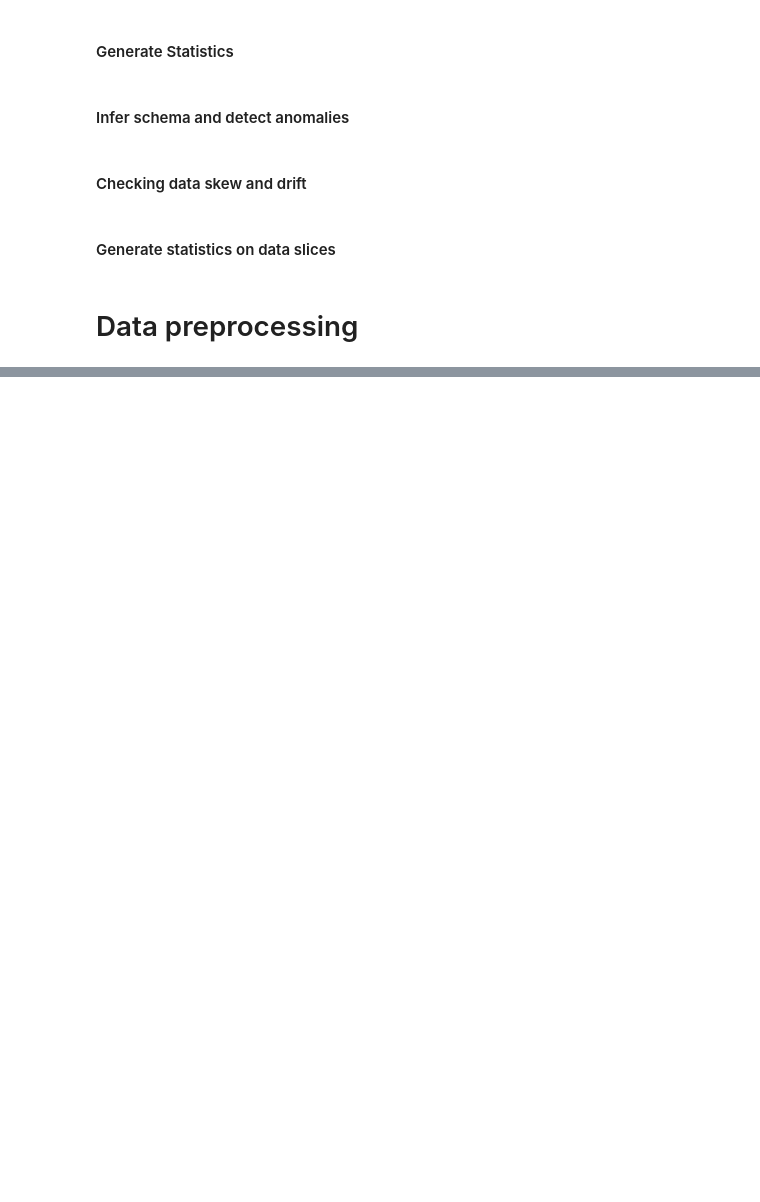
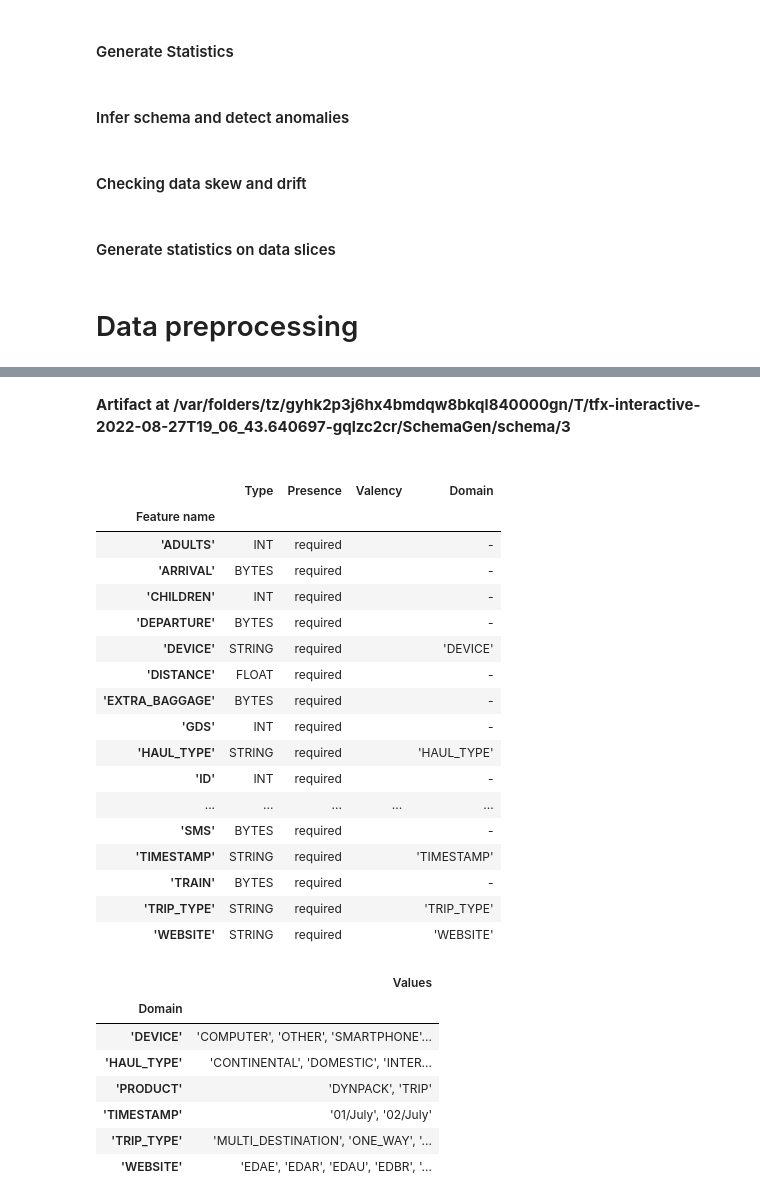
Before and after one commit to opartida/machine-learning-projects, a Jupyter notebook: edreams-test/baggagePrediction.ipynb, the cells around one changed output, grey strips where cells are left out. Saved outputs shown, nothing was run; the diff lists cells and outputs as text; code cells hidden in the pictures; blank space fills up the shorter version.

Commit message:
fix: add context

```diff
--- a/edreams-test/baggagePrediction.ipynb
+++ b/edreams-test/baggagePrediction.ipynb
@@ -424,0 +468,19 @@ Overwriting extra_baggage_trainer.py
+# %%
+from tfx.orchestration.experimental.interactive.interactive_context import (
+    InteractiveContext
+)
+
+context = InteractiveContext()
+# %%
+output = tfx.proto.Output(
+             split_config= tfx.proto.SplitConfig(splits=[
+                 tfx.proto.SplitConfig.Split(name='train', hash_buckets=3),
+                 tfx.proto.SplitConfig.Split(name='eval', hash_buckets=1)
+             ]))
+example_gen = tfx.components.CsvExampleGen(input_base=DATA_ROOT)
+
+context.run(example_gen)
+# %%
+stats_gen = tfx.components.StatisticsGen(examples=example_gen.outputs['examples'])
+context.run(stats_gen)
+context.show(stats_gen.outputs["statistics"])
@@ -424,0 +493,33 @@ Overwriting extra_baggage_trainer.py
+# %%
+schema_gen= tfx.components.SchemaGen(
+      statistics=stats_gen.outputs['statistics'], infer_feature_shape=True)
+context.run(schema_gen)
+context.show(schema_gen.outputs["schema"])
+# %% [output]
+Artifact at /var/folders/tz/gyhk2p3j6hx4bmdqw8bkql840000gn/T/tfx-interactive-2022-08-27T19_06_43.640697-gqlzc2cr/SchemaGen/schema/3
+|  | Type | Presence | Valency | Domain |
+| Feature name |  |  |  |  |
+| 'ADULTS' | INT | required |  | - |
+| 'ARRIVAL' | BYTES | required |  | - |
+| 'CHILDREN' | INT | required |  | - |
+| 'DEPARTURE' | BYTES | required |  | - |
+| 'DEVICE' | STRING | required |  | 'DEVICE' |
+| 'DISTANCE' | FLOAT | required |  | - |
+| 'EXTRA_BAGGAGE' | BYTES | required |  | - |
+| 'GDS' | INT | required |  | - |
+| 'HAUL_TYPE' | STRING | required |  | 'HAUL_TYPE' |
+| 'ID' | INT | required |  | - |
+| ... | ... | ... | ... | ... |
+| 'SMS' | BYTES | required |  | - |
+| 'TIMESTAMP' | STRING | required |  | 'TIMESTAMP' |
+| 'TRAIN' | BYTES | required |  | - |
+| 'TRIP_TYPE' | STRING | required |  | 'TRIP_TYPE' |
+| 'WEBSITE' | STRING | required |  | 'WEBSITE' |
+|  | Values |
+| Domain |  |
+| 'DEVICE' | 'COMPUTER', 'OTHER', 'SMARTPHONE'... |
+| 'HAUL_TYPE' | 'CONTINENTAL', 'DOMESTIC', 'INTER... |
+| 'PRODUCT' | 'DYNPACK', 'TRIP' |
+| 'TIMESTAMP' | '01/July', '02/July' |
+| 'TRIP_TYPE' | 'MULTI_DESTINATION', 'ONE_WAY', '... |
+| 'WEBSITE' | 'EDAE', 'EDAR', 'EDAU', 'EDBR', '... |
```
Also changed, not shown: parts of 24 cells of this notebook, 6 other files.
